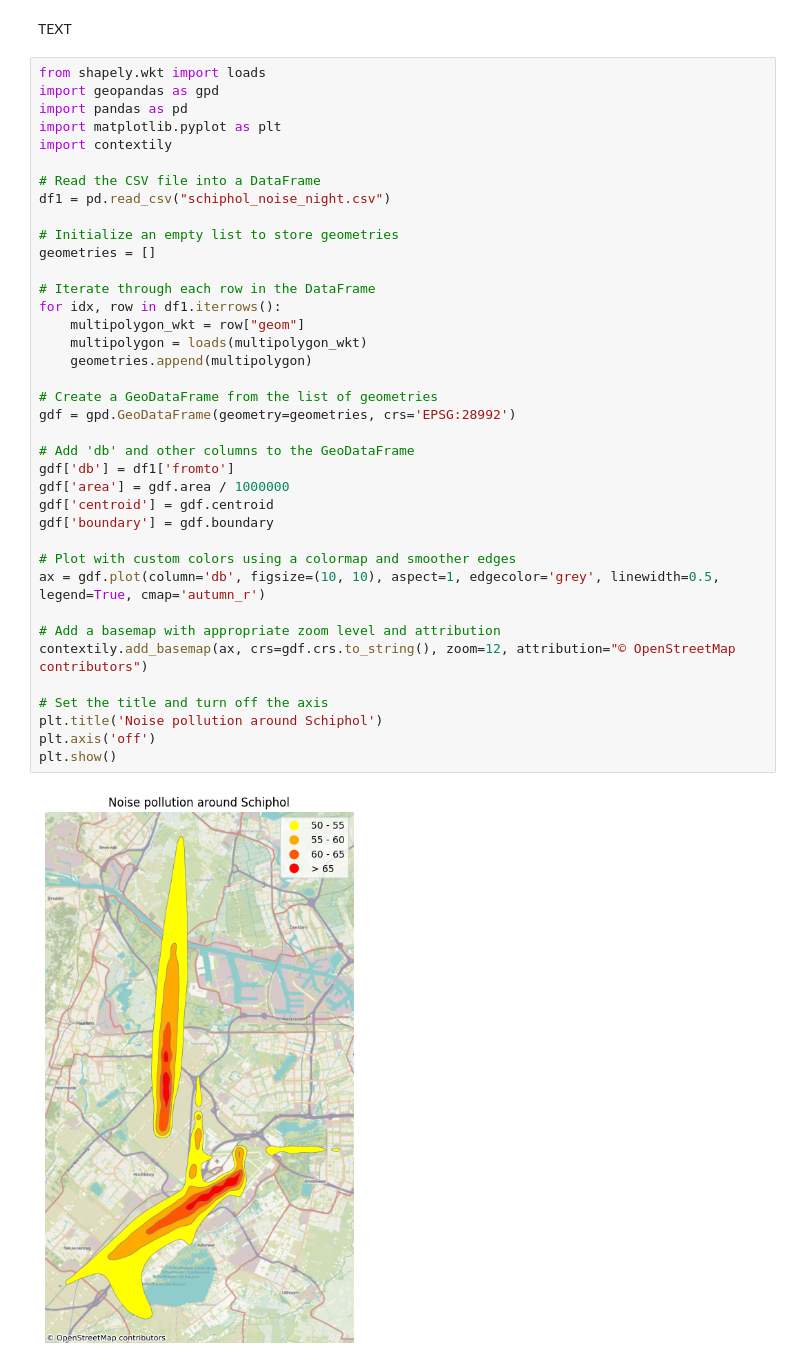
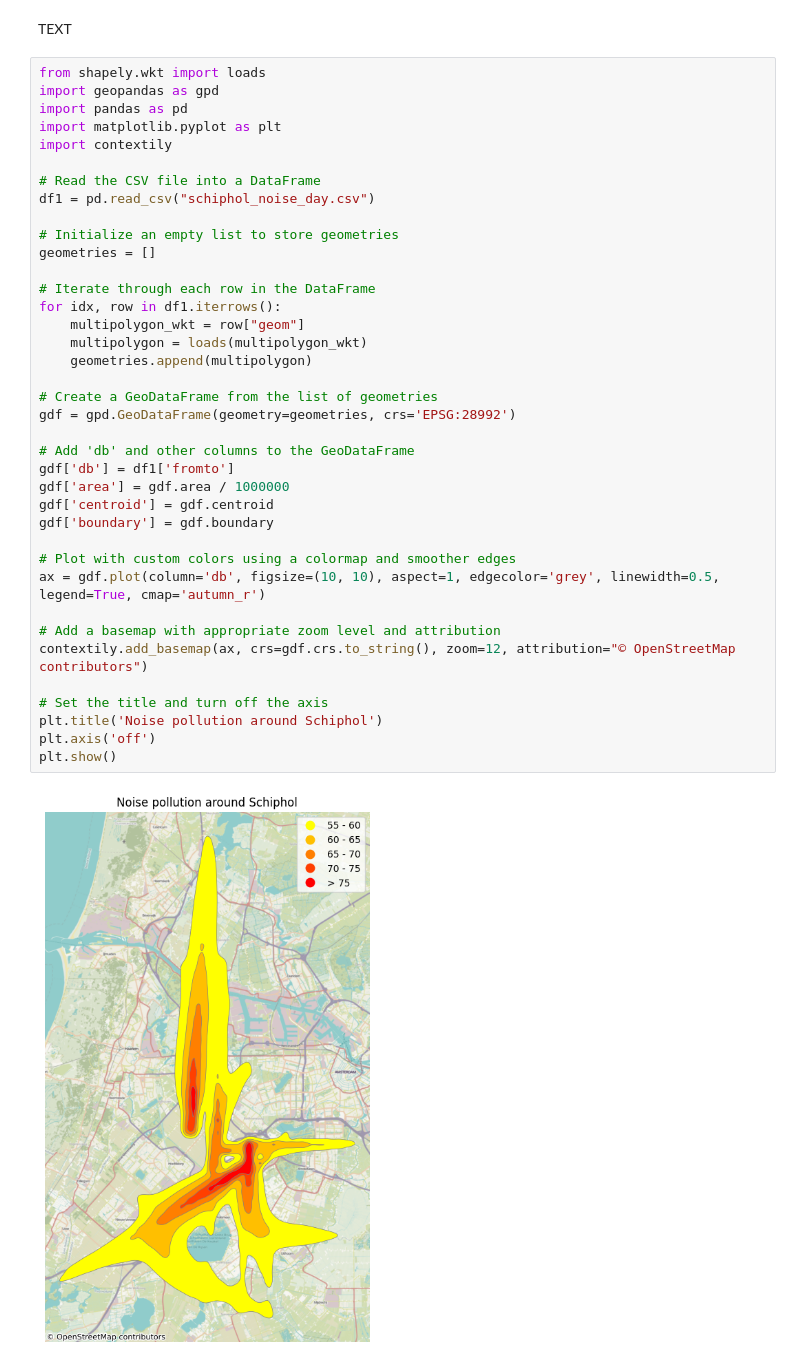
Before and after one commit to BeaudeRooij/Informatievisualisatie, a Jupyter notebook: _sources/docs/datastory.ipynb, the cells around one changed output. Cells and saved outputs as stored; diff of their text form.

```diff
--- a/_sources/docs/datastory.ipynb
+++ b/_sources/docs/datastory.ipynb
@@ -367,35 +367,35 @@ import matplotlib.pyplot as plt
 import contextily
 
 # Read the CSV file into a DataFrame
-df1 = pd.read_csv("schiphol_noise_night.csv")
+df1 = pd.read_csv("schiphol_noise_day.csv")
 
 # Initialize an empty list to store geometries
 geometries = []
 
 # Iterate through each row in the DataFrame
 for idx, row in df1.iterrows():
     multipolygon_wkt = row["geom"]
     multipolygon = loads(multipolygon_wkt)
     geometries.append(multipolygon)
 
 # Create a GeoDataFrame from the list of geometries
 gdf = gpd.GeoDataFrame(geometry=geometries, crs='EPSG:28992')
 
 # Add 'db' and other columns to the GeoDataFrame
 gdf['db'] = df1['fromto']
 gdf['area'] = gdf.area / 1000000
 gdf['centroid'] = gdf.centroid
 gdf['boundary'] = gdf.boundary
 
 # Plot with custom colors using a colormap and smoother edges
 ax = gdf.plot(column='db', figsize=(10, 10), aspect=1, edgecolor='grey', linewidth=0.5, legend=True, cmap='autumn_r')
 
 # Add a basemap with appropriate zoom level and attribution
 contextily.add_basemap(ax, crs=gdf.crs.to_string(), zoom=12, attribution="© OpenStreetMap contributors")
 
 # Set the title and turn off the axis
 plt.title('Noise pollution around Schiphol')
 plt.axis('off')
 plt.show()
 # %% [output]
-[figure, old version]
+[figure, new version]
```
Also changed, not shown: parts of 3 cells of this notebook, 4 other files.
